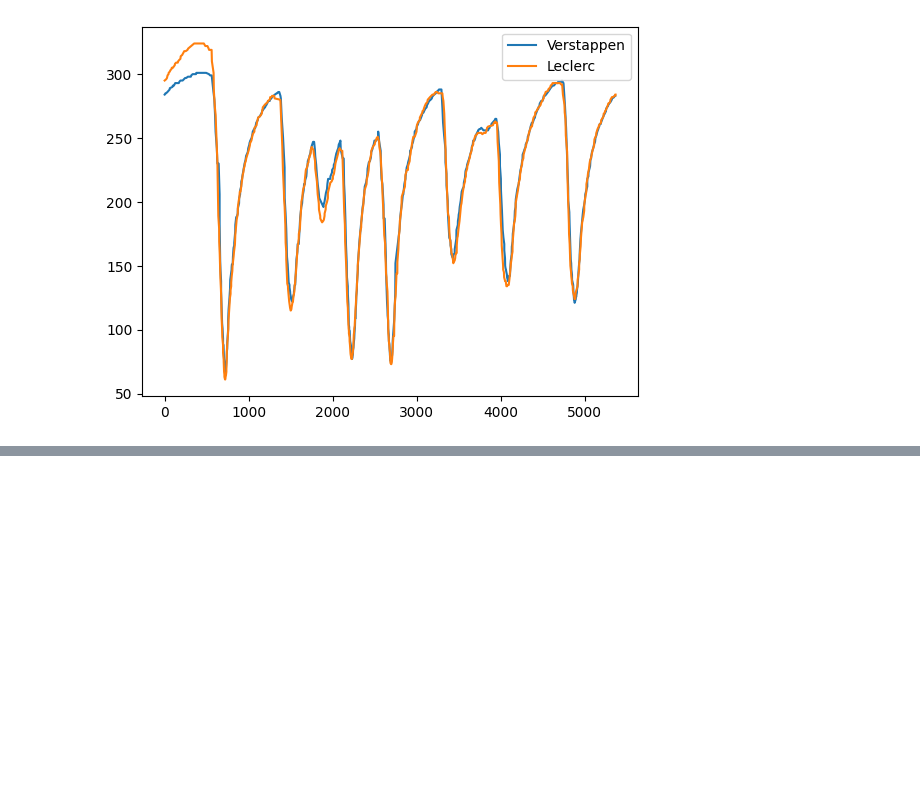
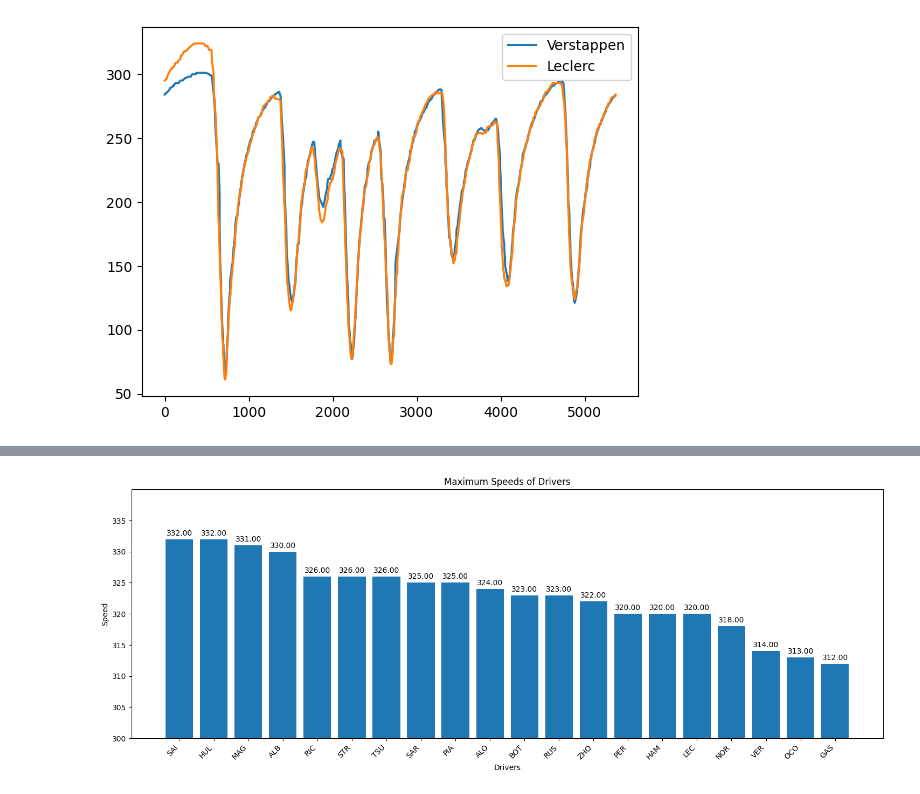
Before and after one commit to SohamDesai1/F1-data-analysis, a Jupyter notebook: 2024 season/bahrain_2024.ipynb, the cells around one changed output, grey strips where cells are left out. Saved outputs shown, nothing was run; the diff lists cells and outputs as text; code cells hidden in the pictures; blank space fills up the shorter version.

Commit message:
added race analysis

```diff
--- a/2024 season/bahrain_2024.ipynb
+++ b/2024 season/bahrain_2024.ipynb
@@ -312,3 +309,13 @@ plt.legend()
 plt.show()
 # %% [output]
 [figure]
+# %%
+res = race.results
+drivers = res['Abbreviation'].tolist()
+fastest_speed = pd.DataFrame(columns=['Driver', 'Speed'])
+for i in drivers:
+    tele = race.laps.pick_driver(i)
+    speed = tele.SpeedST.max()
+    df = pd.DataFrame({'Driver': [i], 'Speed': [speed]})
+    fastest_speed = pd.concat([fastest_speed, df], ignore_index=True)
+fastest_speed.sort_values(by="Speed",ascending=True)
@@ -314,0 +340,32 @@ plt.show()
+# %%
+fig,ax = plt.subplots(figsize=(18, 6))
+
+
+bars = ax.bar(fastest_speed['Driver'], fastest_speed['Speed'])
+
+ax.set_xlabel('Drivers')
+
+ax.set_ylabel('Speed')
+
+ax.set_title('Maximum Speeds of Drivers')
+
+plt.xticks(rotation=45, ha='right')
+
+y_min = 300
+y_max = np.ceil(fastest_speed['Speed'].max() / 5) * 5 + 5
+y_ticks = np.arange(y_min, y_max, 5)
+ax.set_ylim(y_min, y_max)
+ax.set_yticks(y_ticks)
+
+for bar in bars:
+    height = bar.get_height()
+    ax.annotate('{:.2f}'.format(height),
+                xy=(bar.get_x() + bar.get_width() / 2, height),
+                xytext=(0, 3),
+                textcoords="offset points",
+                ha='center', va='bottom')
+
+# Display the plot
+plt.show()
+# %% [output]
+[figure, added]
```
Also changed, not shown: parts of 2 cells of this notebook.
